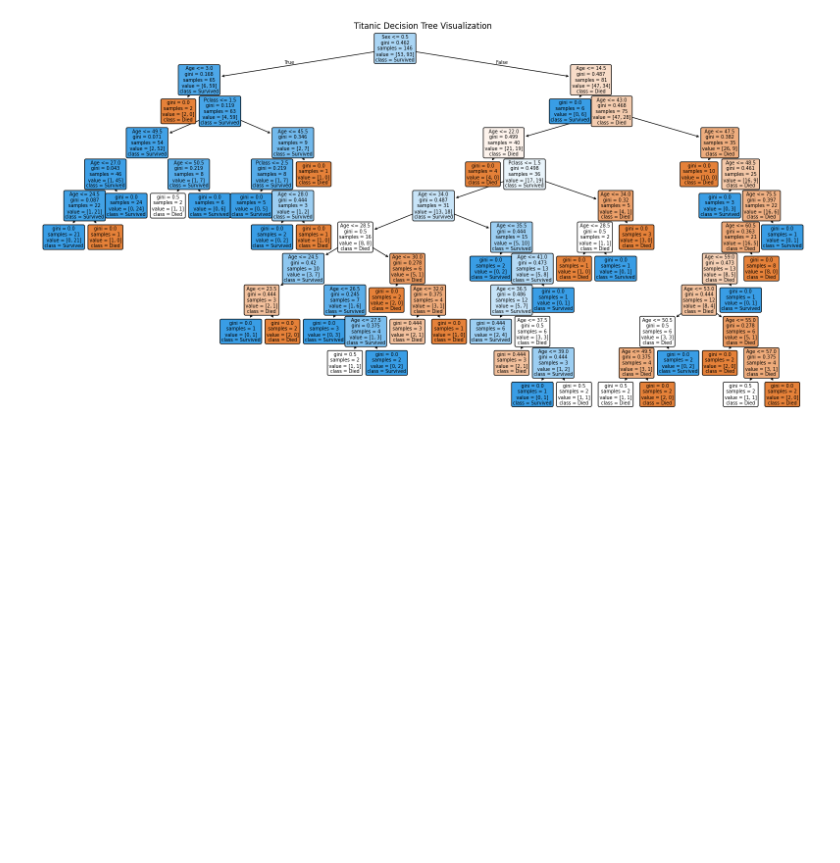
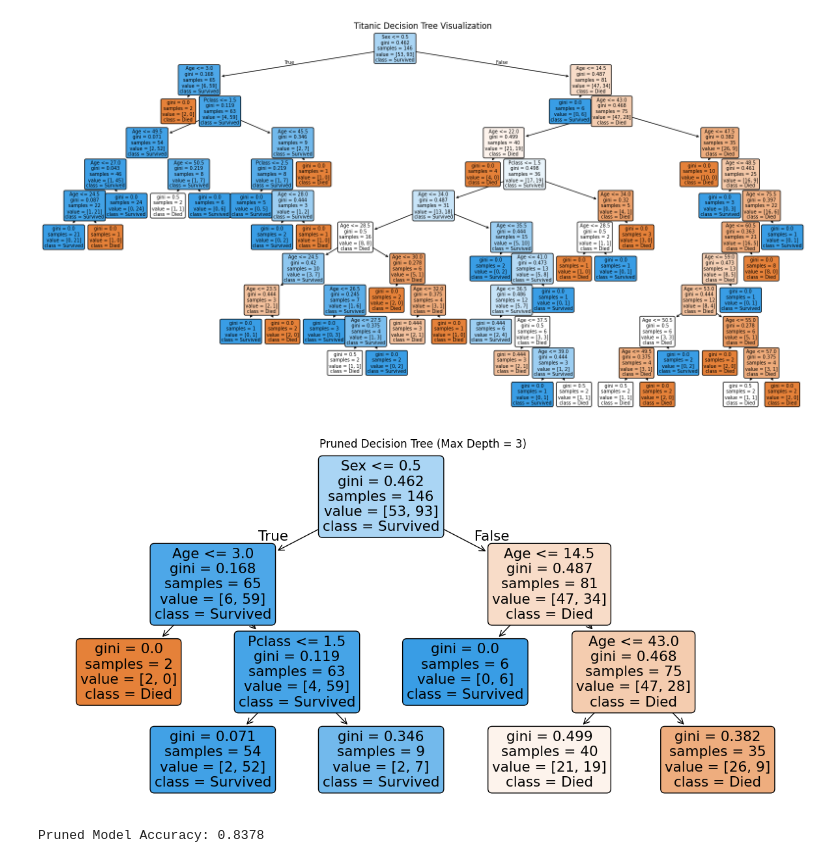
Before and after one commit to andrewtran-data/titanic-ml-project, a Jupyter notebook: titanic_ml_project.ipynb, the cells around one changed output. Saved outputs shown, nothing was run; the diff lists cells and outputs as text; code cells hidden in the pictures; blank space fills up the shorter version.

```diff
--- a/titanic_ml_project.ipynb
+++ b/titanic_ml_project.ipynb
@@ -177,3 +177,30 @@ plt.show()
 #The decision tree visualization reveals that 'Sex' is the primary factor in predicting passenger survival.
 #The tree further splits based on 'Age' and 'Pclass' (Passenger Class). The branches colored in blue represent the 'Survived' class, while orange represents 'Died'.
 #The depth of the tree suggests that the model has learned complex rules from the dataset to achieve an accuracy of ~81%.
+# %%
+#9. MODEL PRUNING (OPTIMIZATION)
+
+#To avoid overfitting and improve the model's ability to generalize to new, unseen data, we apply "pruning" by limiting the tree's maximum depth.
+#This simplification helps us identify the most significant decision rules and prevents the model from memorizing noise in the training dataset.
+
+
+# Train a model with limited depth (max_depth=3) to prevent overfitting
+tree_model_pruned = tree.DecisionTreeClassifier(max_depth=3, random_state=0)
+tree_model_pruned.fit(X_train, y_train)
+
+# Visualize the pruned (simpler) tree for better interpretability
+plt.figure(figsize=(15, 7))
+tree.plot_tree(tree_model_pruned,
+               filled=True,
+               feature_names=X.columns,
+               class_names=['Died', 'Survived'],
+               rounded=True)
+plt.title("Pruned Decision Tree (Max Depth = 3)")
+plt.show()
+
+# Calculate accuracy of the pruned model
+accuracy = tree_model_pruned.score(X_test, y_test)
+print(f"Pruned Model Accuracy: {accuracy:.4f}")
+# %% [output]
+[figure, added]
+Pruned Model Accuracy: 0.8378
```
Also changed, not shown: parts of 1 cell of this notebook.
